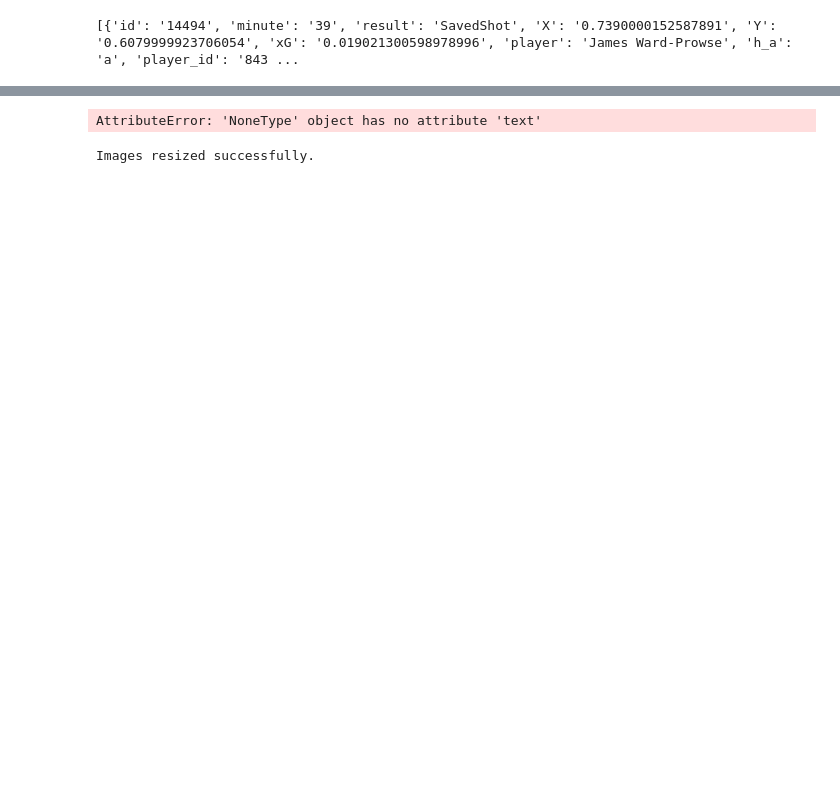
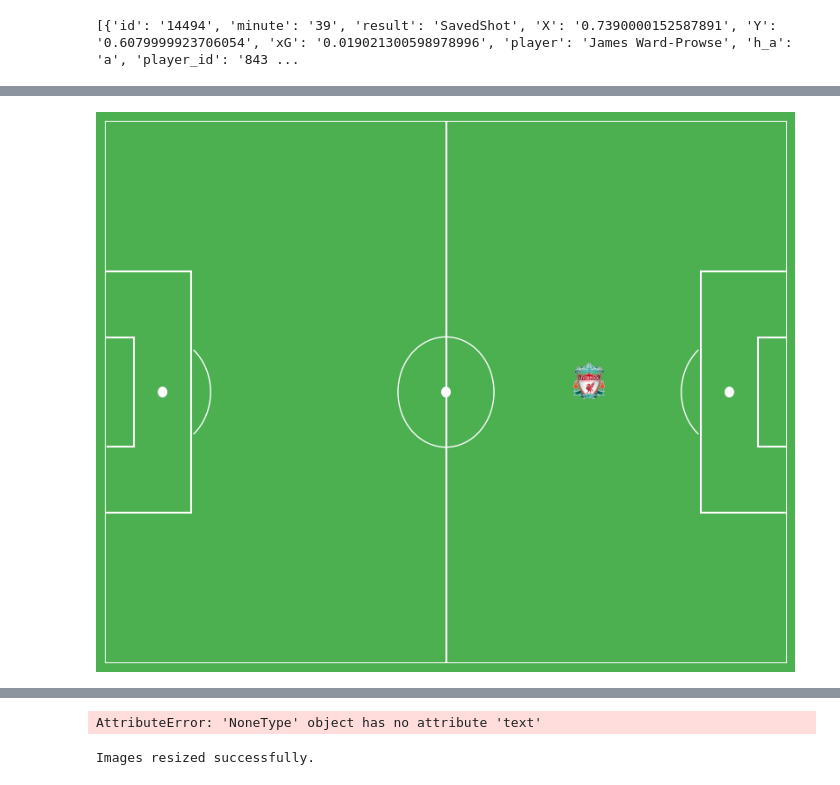
Before and after one commit to JT-39/portfolio-website, a Jupyter notebook: jwp_goals/Extract_goal_pos_JWP.ipynb, the cells around one changed output, grey strips where cells are left out. Drawn from its saved outputs; the diff is of its cells as text; code cells hidden in the pictures; blank space fills up the shorter version.

Commit message:
Figured out how to add okay sized team badge to the football ptich

```diff
--- a/jwp_goals/Extract_goal_pos_JWP.ipynb
+++ b/jwp_goals/Extract_goal_pos_JWP.ipynb
@@ -55,0 +40,6 @@ pd.DataFrame(shots_data)
+# %%
+df_jwp_shots = pd.DataFrame(shots_data)
+
+# Summary stats
+# Checking X and Y coordinates are between 0 and 1
+df_jwp_shots.loc[:,["X", "Y"]].astype(float).describe()
@@ -55,0 +74,91 @@ pd.DataFrame(shots_data)
+# %%
+# Define pitch dimensions
+pitch_length = 130.0
+pitch_width = 90.0
+
+#Create figure
+fig=plt.figure()
+fig.set_size_inches(10, 8)
+fig.set_facecolor('#4CAF50')
+ax=fig.add_subplot(1,1,1)
+
+#Pitch Outline & Centre Line
+plt.plot([0,0],[0,90], color="white")
+plt.plot([0,130],[90,90], color="white")
+plt.plot([130,130],[90,0], color="white")
+plt.plot([130,0],[0,0], color="white")
+plt.plot([65,65],[0,90], color="white")
+
+#Left Penalty Area
+plt.plot([16.5,16.5],[65,25],color="white")
+plt.plot([0,16.5],[65,65],color="white")
+plt.plot([16.5,0],[25,25],color="white")
+
+#Right Penalty Area
+plt.plot([130,113.5],[65,65],color="white")
+plt.plot([113.5,113.5],[65,25],color="white")
+plt.plot([113.5,130],[25,25],color="white")
+
+#Left 6-yard Box
+plt.plot([0,5.5],[54,54],color="white")
+plt.plot([5.5,5.5],[54,36],color="white")
+plt.plot([5.5,0.5],[36,36],color="white")
+
+#Right 6-yard Box
+plt.plot([130,124.5],[54,54],color="white")
+plt.plot([124.5,124.5],[54,36],color="white")
+plt.plot([124.5,130],[36,36],color="white")
+
+#Prepare Circles
+centreCircle = plt.Circle((65,45),9.15,color="white",fill=False)
+centreSpot = plt.Circle((65,45),0.8,color="white")
+leftPenSpot = plt.Circle((11,45),0.8,color="white")
+rightPenSpot = plt.Circle((119,45),0.8,color="white")
+
+#Draw Circles
+ax.add_patch(centreCircle)
+ax.add_patch(centreSpot)
+ax.add_patch(leftPenSpot)
+ax.add_patch(rightPenSpot)
+
+#Prepare Arcs
+leftArc = Arc((11,45),height=18.3,width=18.3,angle=0,theta1=310,theta2=50,color="white")
+rightArc = Arc((119,45),height=18.3,width=18.3,angle=0,theta1=130,theta2=230,color="white")
+
+#Draw Arcs
+ax.add_patch(leftArc)
+ax.add_patch(rightArc)
+
+#Tidy Axes
+plt.axis('off')
+
+
+# Goals scored
+df_jwp_goals = df_jwp_shots[df_jwp_shots["result"] == "Goal"]
+df_jwp_goals_2223 = df_jwp_goals.query("season == '2022'").reset_index().iloc[1,:]
+
+x = float(df_jwp_goals_2223['X']) * 100
+y = float(df_jwp_goals_2223['Y']) * 100
+team_name = "Liverpool"
+oppo_colour = "Red"
+badge_path = team_name
+
+# Load the team badge image
+img = mpimg.imread(f'../images/resized_{badge_path}.png')
+
+# Display the image on the pitch at its respective position
+image_size = 3  # Adjust the size of the displayed images
+ax.imshow(img, extent=[x - image_size, x + image_size, y - image_size, y + image_size], alpha=1.0, aspect='auto')
+
+
+# Set x-axis and y-axis limits for the specific axes
+ax.set_xlim(0, 130)
+ax.set_ylim(0, 90)
+
+
+# Show football pitch
+print(plt.show())
+
+football_pitch_plot = (fig, ax)
+# %% [output]
+[figure, added]
```
Also changed, not shown: parts of 9 cells of this notebook, 1 other file.
